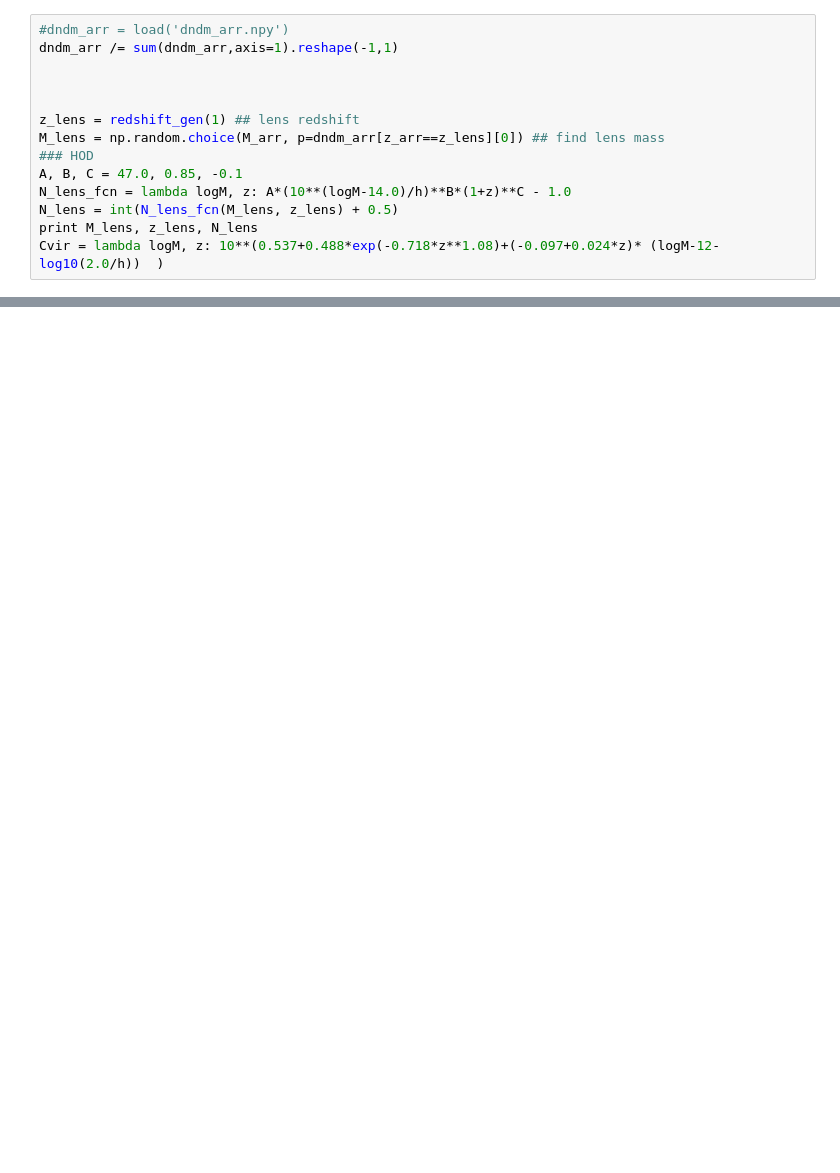
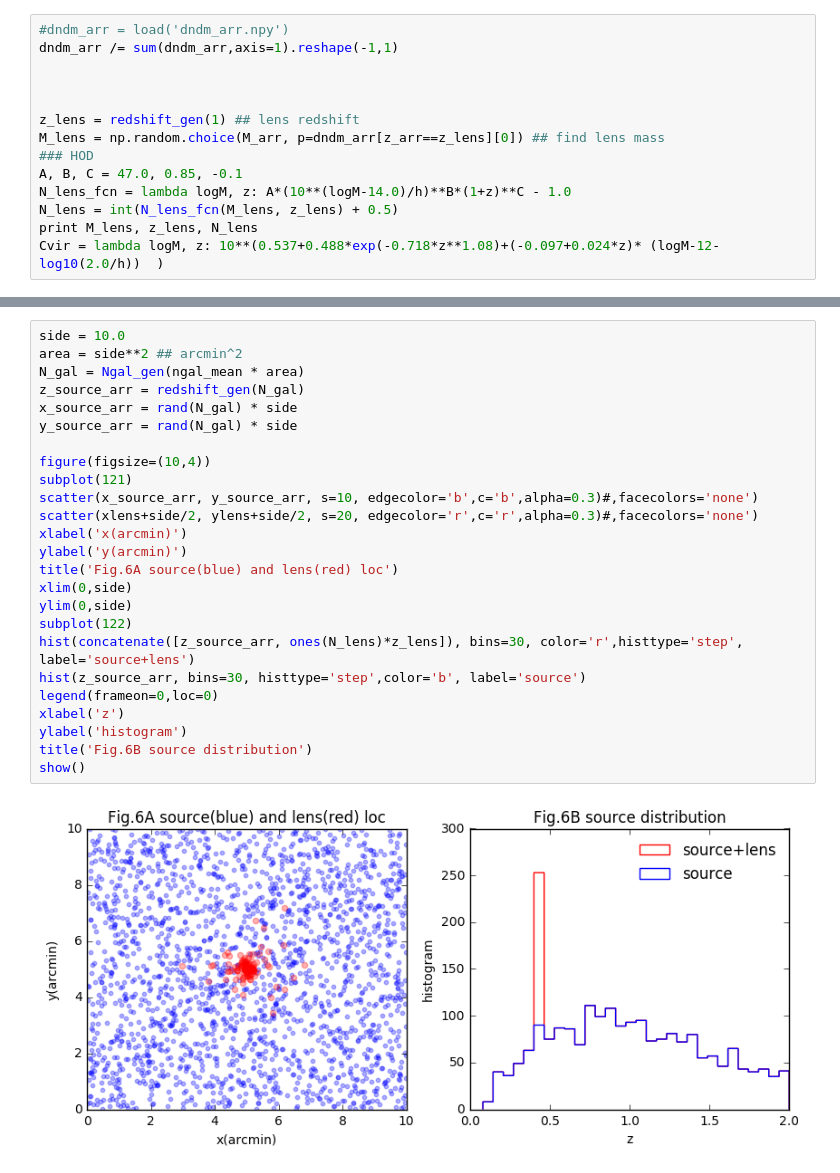
Before and after one commit to liuxx479/peak-bias, a Jupyter notebook: plots.ipynb, the cells around one changed output, grey strips where cells are left out. Drawn from its saved outputs; the diff is of its cells as text; blank space fills up the shorter version.

```diff
--- a/plots.ipynb
+++ b/plots.ipynb
@@ -103,0 +176,27 @@ show()
+# %%
+side = 10.0
+area = side**2 ## arcmin^2
+N_gal = Ngal_gen(ngal_mean * area)
+z_source_arr = redshift_gen(N_gal)
+x_source_arr = rand(N_gal) * side
+y_source_arr = rand(N_gal) * side
+
+figure(figsize=(10,4))
+subplot(121)
+scatter(x_source_arr, y_source_arr, s=10, edgecolor='b',c='b',alpha=0.3)#,facecolors='none')
+scatter(xlens+side/2, ylens+side/2, s=20, edgecolor='r',c='r',alpha=0.3)#,facecolors='none')
+xlabel('x(arcmin)')
+ylabel('y(arcmin)')
+title('Fig.6A source(blue) and lens(red) loc')
+xlim(0,side)
+ylim(0,side)
+subplot(122)
+hist(concatenate([z_source_arr, ones(N_lens)*z_lens]), bins=30, color='r',histtype='step', label='source+lens')
+hist(z_source_arr, bins=30, histtype='step',color='b', label='source')
+legend(frameon=0,loc=0)
+xlabel('z')
+ylabel('histogram')
+title('Fig.6B source distribution')
+show()
+# %% [output]
+[figure, added]
```
Also changed, not shown: parts of 8 cells of this notebook, 1 other file.
